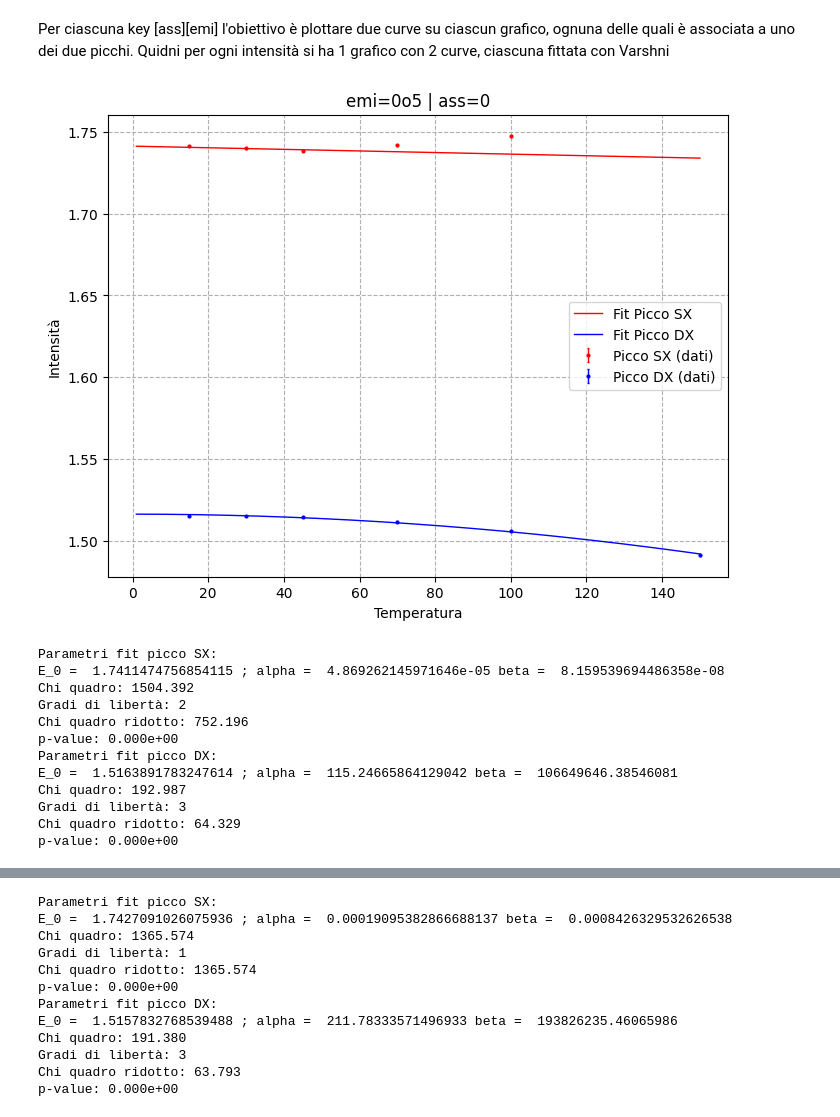
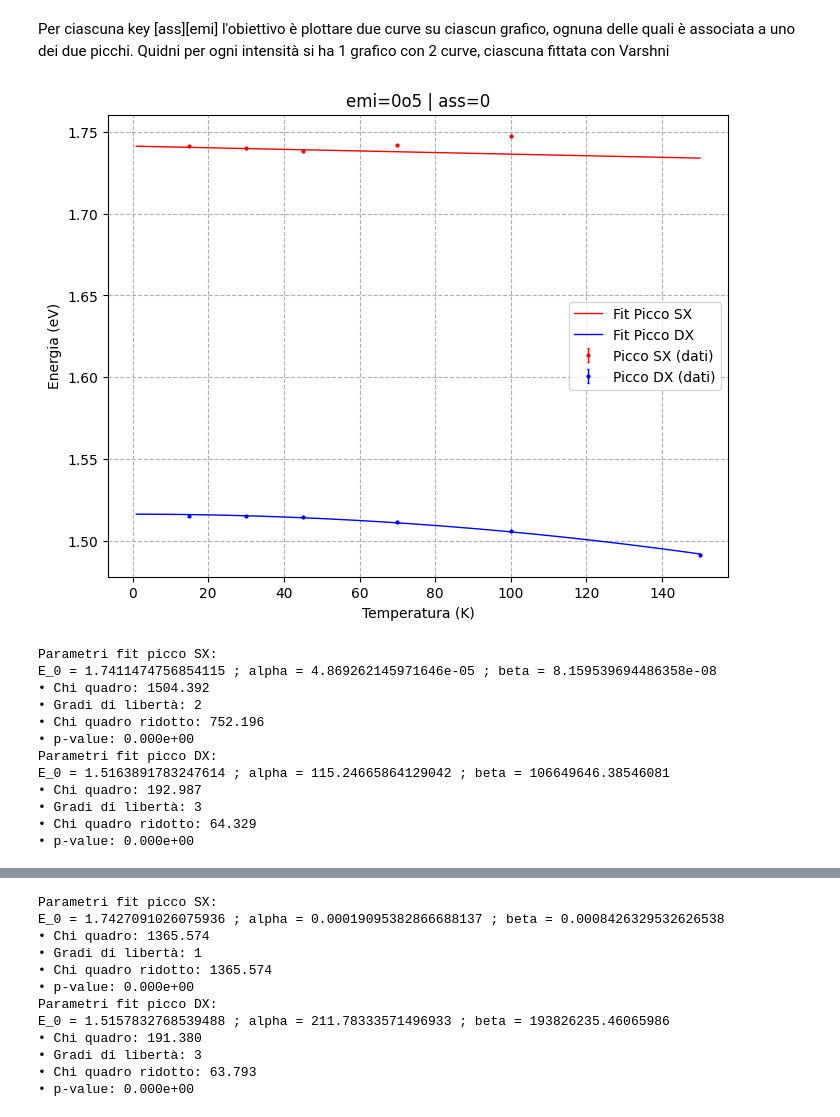
Before and after one commit to zosojack/lab-ss, a Jupyter notebook: QM2/varshni_fit.ipynb, the cells around one changed output, grey strips where cells are left out. Cells and saved outputs as stored; diff of their text form; code cells hidden in the pictures.

```diff
--- a/QM2/varshni_fit.ipynb
+++ b/QM2/varshni_fit.ipynb
@@ -127,8 +147,8 @@ for ass in d_o_ass:
 
         # Aggiungere etichette e legenda
         plt.title(emi + ' | ' + ass)
-        plt.xlabel('Temperatura')
-        plt.ylabel('Intensità')
+        plt.xlabel('Temperatura (K)')
+        plt.ylabel('Energia (eV)')
         plt.grid(linestyle='--')
         plt.legend()
 
@@ -139,53 +159,53 @@ for ass in d_o_ass:
         ## Residui del picco SX
         residui1 = y1 - varshni(x1, *popt1)
         chi2_1 = np.sum((residui1 / err_y1) ** 2)
 
         # Gradi di libertà (numero dati - numero parametri del fit)
         gdl1 = len(y1) - len(popt1)
 
         # Chi quadro ridotto
         chi2_ridotto1 = chi2_1 / gdl1
 
         # valore p
         p_value1 = 1 - chi2.cdf(chi2_1, gdl1)
 
         ## Residui del picco DX
         residui2 = y2 - varshni(x2, *popt2)
         chi2_2 = np.sum((residui2 / err_y2) ** 2)
 
         # Gradi di libertà (numero dati - numero parametri del fit)
         gdl2 = len(y2) - len(popt2)
 
         # Chi quadro ridotto
         chi2_ridotto2 = chi2_2 / gdl2
 
         # valore p
         p_value2 = 1 - chi2.cdf(chi2_2, gdl2)
 
         # Stampa dei risultati
         print("Parametri fit picco SX:")
-        print("E_0 = ", popt1[0], "; alpha = ", popt1[1], "beta = ", popt1[2])
-        print(f"Chi quadro: {chi2_1:.3f}")
-        print(f"Gradi di libertà: {gdl1}")
-        print(f"Chi quadro ridotto: {chi2_ridotto1:.3f}")
-        print(f"p-value: {p_value1:.3e}")
+        print("E_0 =", popt1[0], "; alpha =", popt1[1], "; beta =", popt1[2])
+        print(f"• Chi quadro: {chi2_1:.3f}")
+        print(f"• Gradi di libertà: {gdl1}")
+        print(f"• Chi quadro ridotto: {chi2_ridotto1:.3f}")
+        print(f"• p-value: {p_value1:.3e}")
         print("Parametri fit picco DX:")
-        print("E_0 = ", popt2[0], "; alpha = ", popt2[1], "beta = ", popt2[2])
-        print(f"Chi quadro: {chi2_2:.3f}")
-        print(f"Gradi di libertà: {gdl2}")
-        print(f"Chi quadro ridotto: {chi2_ridotto2:.3f}")
-        print(f"p-value: {p_value2:.3e}")
+        print("E_0 =", popt2[0], "; alpha =", popt2[1], "; beta =", popt2[2])
+        print(f"• Chi quadro: {chi2_2:.3f}")
+        print(f"• Gradi di libertà: {gdl2}")
+        print(f"• Chi quadro ridotto: {chi2_ridotto2:.3f}")
+        print(f"• p-value: {p_value2:.3e}")
 # %% [output]
-[figure, old version]
+[figure, new version]
 Parametri fit picco SX:
-E_0 =  1.7411474756854115 ; alpha =  4.869262145971646e-05 beta =  8.159539694486358e-08
-Chi quadro: 1504.392
-Gradi di libertà: 2
-Chi quadro ridotto: 752.196
-p-value: 0.000e+00
+E_0 = 1.7411474756854115 ; alpha = 4.869262145971646e-05 ; beta = 8.159539694486358e-08
+• Chi quadro: 1504.392
+• Gradi di libertà: 2
+• Chi quadro ridotto: 752.196
+• p-value: 0.000e+00
 Parametri fit picco DX:
-E_0 =  1.5163891783247614 ; alpha =  115.24665864129042 beta =  106649646.38546081
-Chi quadro: 192.987
-Gradi di libertà: 3
-Chi quadro ridotto: 64.329
-p-value: 0.000e+00
+E_0 = 1.5163891783247614 ; alpha = 115.24665864129042 ; beta = 106649646.38546081
+• Chi quadro: 192.987
+• Gradi di libertà: 3
+• Chi quadro ridotto: 64.329
+• p-value: 0.000e+00
@@ -193,12 +213,12 @@ p-value: 0.000e+00
 Parametri fit picco SX:
-E_0 =  1.7427091026075936 ; alpha =  0.00019095382866688137 beta =  0.0008426329532626538
-Chi quadro: 1365.574
-Gradi di libertà: 1
-Chi quadro ridotto: 1365.574
-p-value: 0.000e+00
+E_0 = 1.7427091026075936 ; alpha = 0.00019095382866688137 ; beta = 0.0008426329532626538
+• Chi quadro: 1365.574
+• Gradi di libertà: 1
+• Chi quadro ridotto: 1365.574
+• p-value: 0.000e+00
 Parametri fit picco DX:
-E_0 =  1.5157832768539488 ; alpha =  211.78333571496933 beta =  193826235.46065986
-Chi quadro: 191.380
-Gradi di libertà: 3
-Chi quadro ridotto: 63.793
-p-value: 0.000e+00
+E_0 = 1.5157832768539488 ; alpha = 211.78333571496933 ; beta = 193826235.46065986
+• Chi quadro: 191.380
+• Gradi di libertà: 3
+• Chi quadro ridotto: 63.793
+• p-value: 0.000e+00
```
Also changed, not shown: parts of 2 cells of this notebook.
